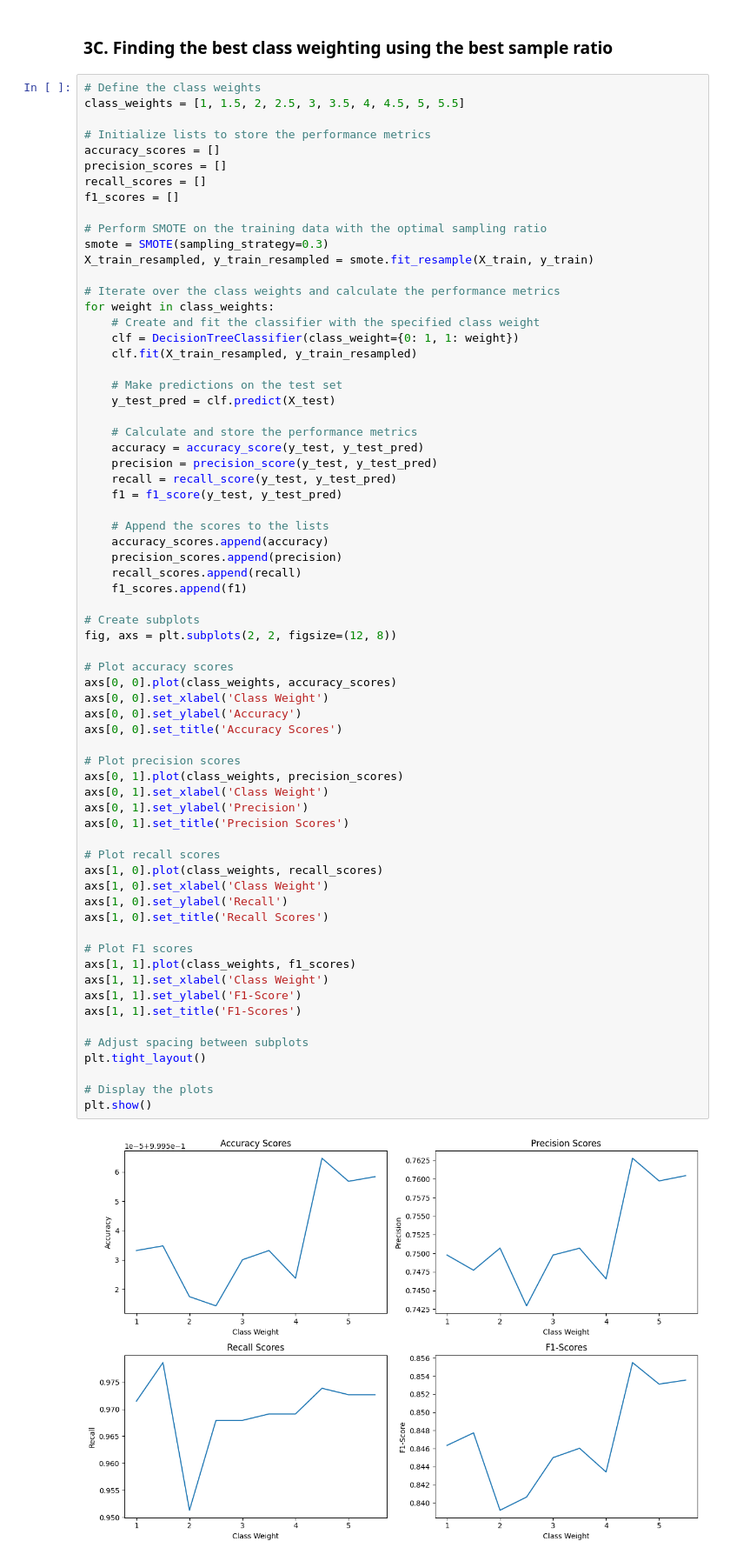
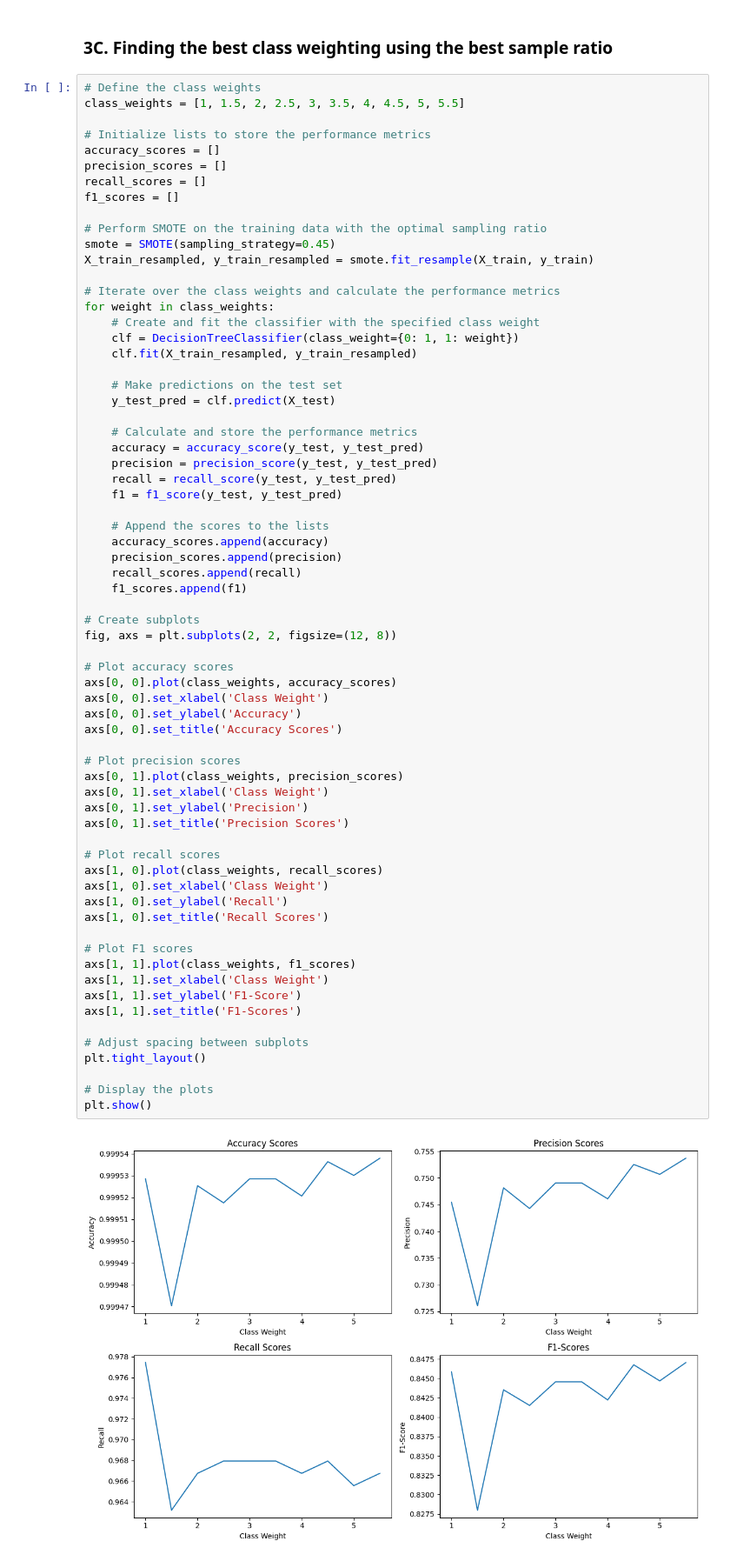
Before and after one commit to RobertKS123/ACML_Assignment, a Jupyter notebook: DecisionTrees.ipynb, the cells around one changed output. Shown: that part at 87% size. Cells and saved outputs as stored; diff of their text form.

```diff
--- a/DecisionTrees.ipynb
+++ b/DecisionTrees.ipynb
@@ -313,7 +317,7 @@ recall_scores = []
 f1_scores = []
 
 # Perform SMOTE on the training data with the optimal sampling ratio
-smote = SMOTE(sampling_strategy=0.3)
+smote = SMOTE(sampling_strategy=0.45)
 X_train_resampled, y_train_resampled = smote.fit_resample(X_train, y_train)
 
 # Iterate over the class weights and calculate the performance metrics
@@ -343,31 +347,31 @@ fig, axs = plt.subplots(2, 2, figsize=(12, 8))
 # Plot accuracy scores
 axs[0, 0].plot(class_weights, accuracy_scores)
 axs[0, 0].set_xlabel('Class Weight')
 axs[0, 0].set_ylabel('Accuracy')
 axs[0, 0].set_title('Accuracy Scores')
 
 # Plot precision scores
 axs[0, 1].plot(class_weights, precision_scores)
 axs[0, 1].set_xlabel('Class Weight')
 axs[0, 1].set_ylabel('Precision')
 axs[0, 1].set_title('Precision Scores')
 
 # Plot recall scores
 axs[1, 0].plot(class_weights, recall_scores)
 axs[1, 0].set_xlabel('Class Weight')
 axs[1, 0].set_ylabel('Recall')
 axs[1, 0].set_title('Recall Scores')
 
 # Plot F1 scores
 axs[1, 1].plot(class_weights, f1_scores)
 axs[1, 1].set_xlabel('Class Weight')
 axs[1, 1].set_ylabel('F1-Score')
 axs[1, 1].set_title('F1-Scores')
 
 # Adjust spacing between subplots
 plt.tight_layout()
 
 # Display the plots
 plt.show()
 # %% [output]
-[figure, old version]
+[figure, new version]
```
Also changed, not shown: parts of 4 cells of this notebook, 1 other file.
